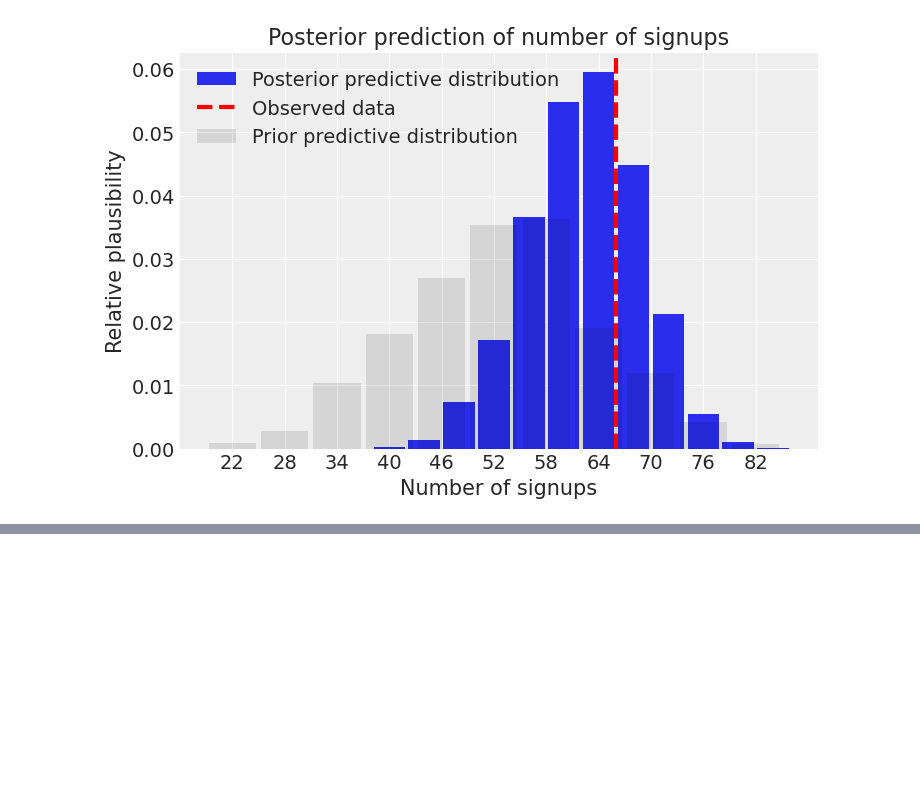
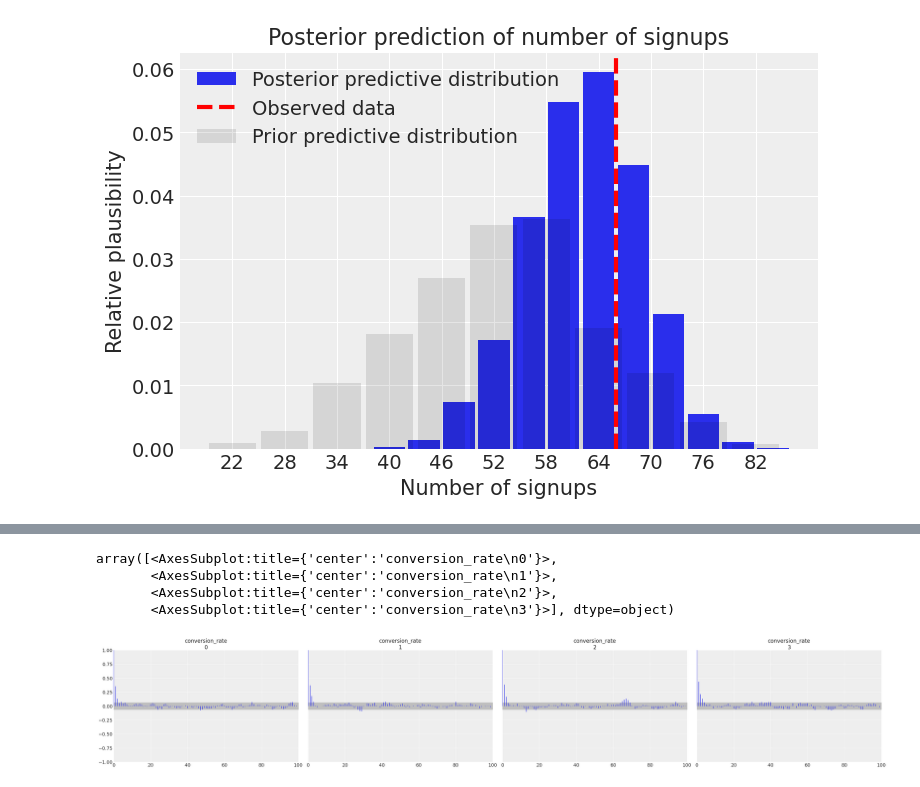
Before and after one commit to RHilly86/intuitive-bayes, a Jupyter notebook: bayes_rule/bayes_rule_exercises.ipynb, the cells around one changed output, grey strips where cells are left out. Drawn from its saved outputs; the diff is of its cells as text; code cells hidden in the pictures; blank space fills up the shorter version.

```diff
--- a/bayes_rule/bayes_rule_exercises.ipynb
+++ b/bayes_rule/bayes_rule_exercises.ipynb
@@ -151,0 +211,8 @@ ax.legend()
+# %%
+az.plot_autocorr(website_b_idata, var_names=["conversion_rate"])
+# %% [output]
+array([<AxesSubplot:title={'center':'conversion_rate\n0'}>,
+       <AxesSubplot:title={'center':'conversion_rate\n1'}>,
+       <AxesSubplot:title={'center':'conversion_rate\n2'}>,
+       <AxesSubplot:title={'center':'conversion_rate\n3'}>], dtype=object)
+[figure, added]
```
Also changed, not shown: parts of 28 cells of this notebook.
